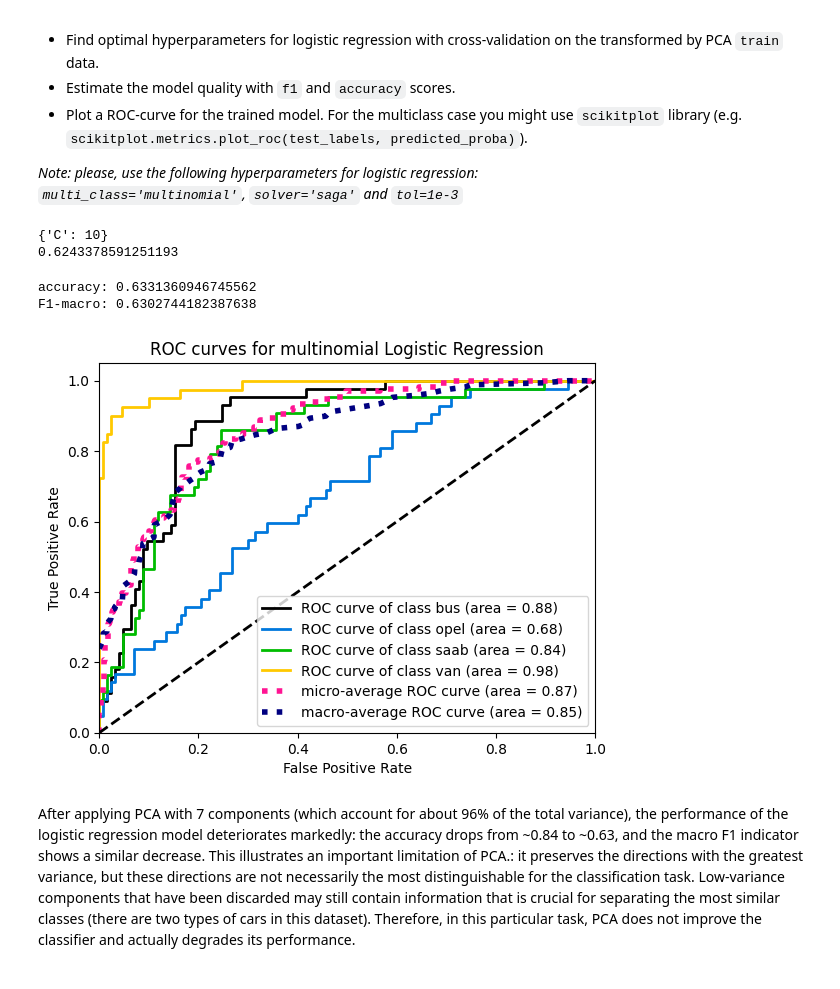
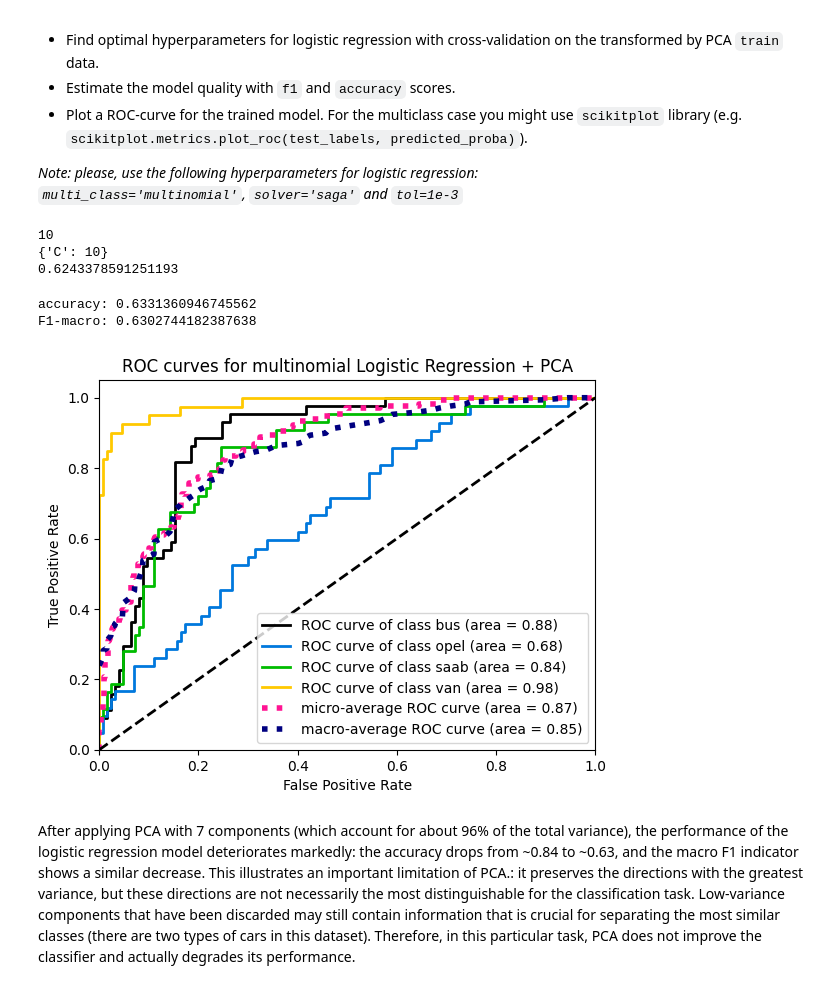
Before and after one commit to oncominglane/machine_learning_mipt_course, a Jupyter notebook: hw2 - lab1/lab01_ml_pipeline.ipynb, the cells around one changed output. Saved outputs shown, nothing was run; the diff lists cells and outputs as text; code cells hidden in the pictures.

```diff
--- a/hw2 - lab1/lab01_ml_pipeline.ipynb
+++ b/hw2 - lab1/lab01_ml_pipeline.ipynb
@@ -481,11 +467,15 @@ grid = GridSearchCV(
 
 grid.fit(X_train_pca, y_train)
 
+best_logreg_pca_C = grid.best_params_['C']
+print(best_logreg_pca_C)
+
 print(grid.best_params_)
 print(grid.best_score_)
 
 best_logreg = grid.best_estimator_
 # %% [output]
+10
 {'C': 10}
 0.6243378591251193
 # %%
@@ -503,11 +493,11 @@ F1-macro: 0.6302744182387638
 # %%
 y_proba = best_logreg.predict_proba(X_test_pca)
 
 skplt.metrics.plot_roc(y_test, y_proba)
-plt.title("ROC curves for multinomial Logistic Regression")
+plt.title("ROC curves for multinomial Logistic Regression + PCA")
 plt.show()
 # %% [output]
-[figure, old version]
+[figure, new version]
 # %% [markdown]
 After applying PCA with 7 components (which account for about 96% of the total variance), the performance of the logistic regression model deteriorates markedly: the accuracy drops from ~0.84 to ~0.63, and the macro F1 indicator shows a similar decrease.
 This illustrates an important limitation of PCA.: it preserves the directions with the greatest variance, but these directions are not necessarily the most distinguishable for the classification task. Low-variance components that have been discarded may still contain information that is crucial for separating the most similar classes (there are two types of cars in this dataset).
```
Also changed, not shown: parts of 39 cells of this notebook.
